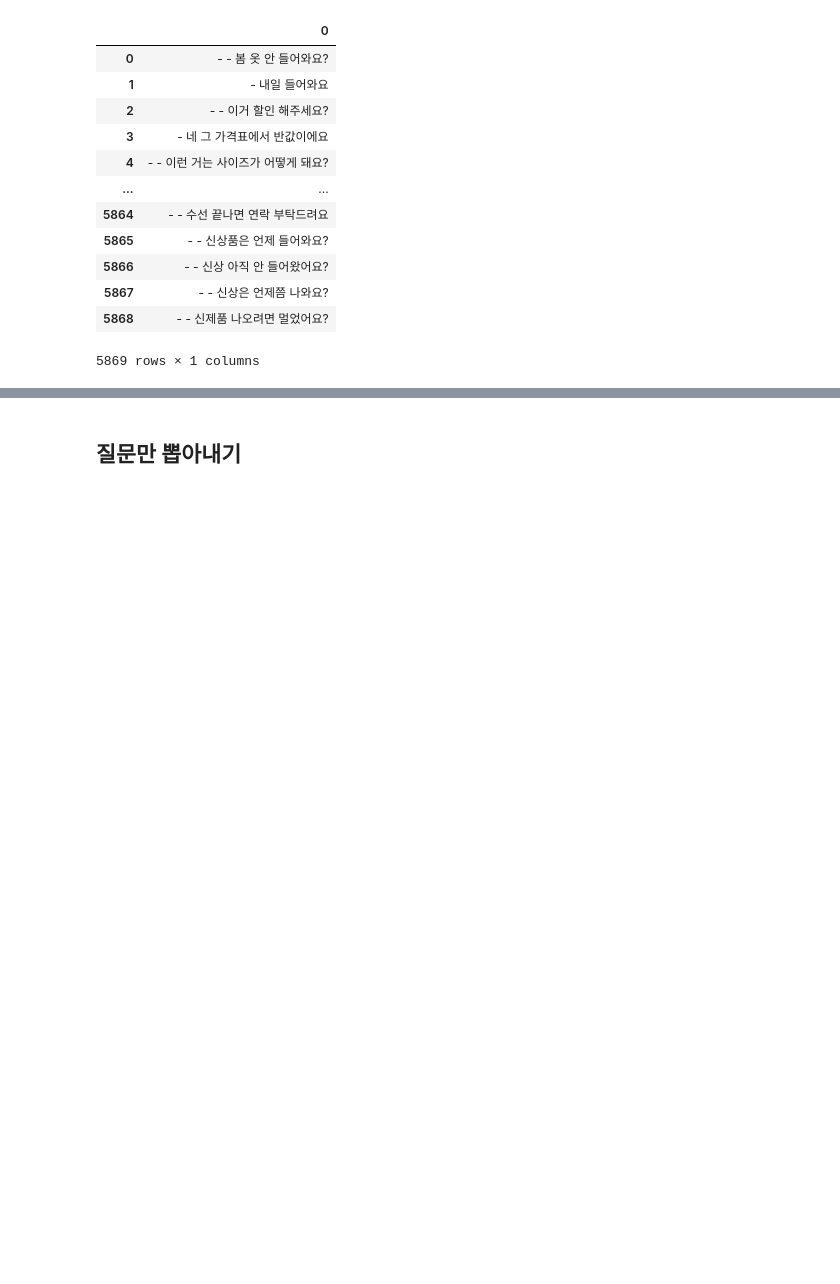
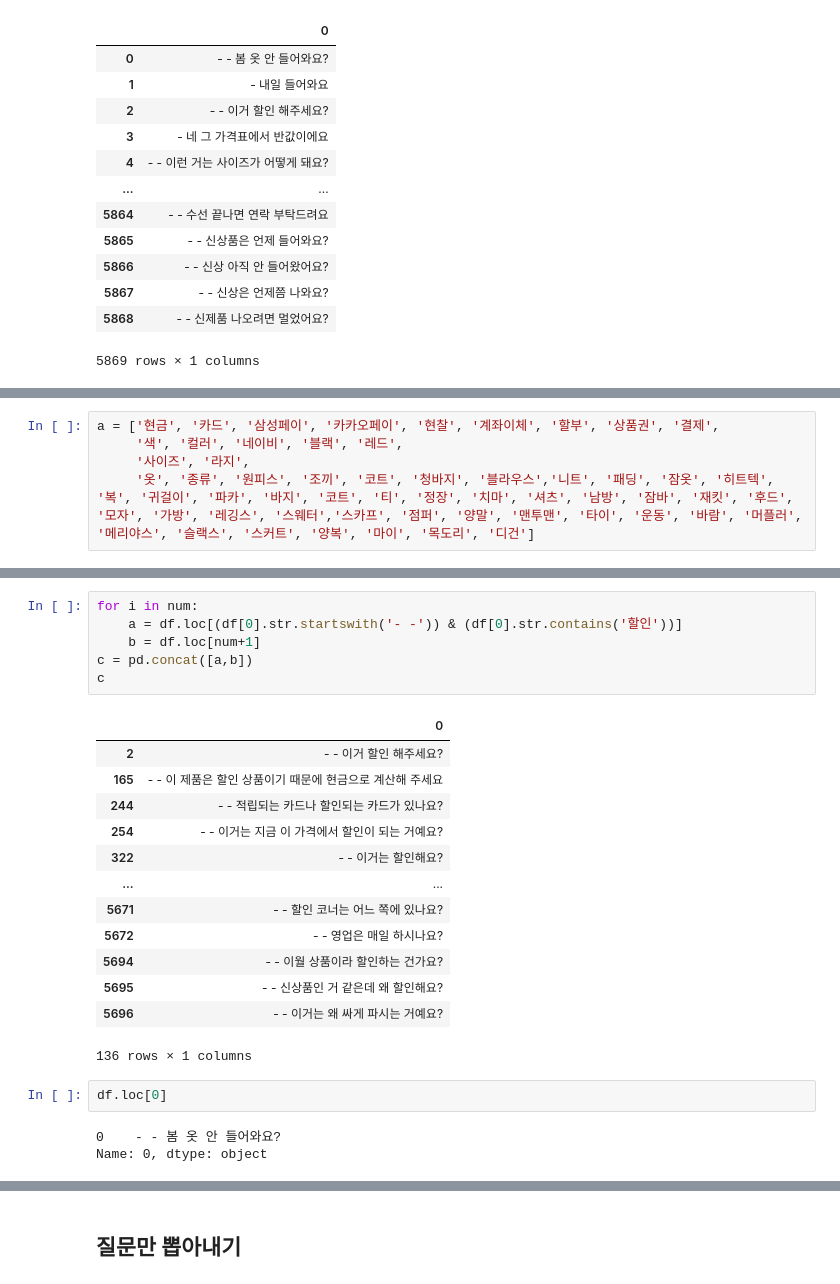
Before and after one commit to YueunKim/Project_fashion, a Jupyter notebook: question.ipynb, the cells around one changed output, grey strips where cells are left out. Drawn from its saved outputs; the diff is of its cells as text; blank space fills up the shorter version.

```diff
--- a/question.ipynb
+++ b/question.ipynb
@@ -22,0 +25,5 @@ dd
+# %%
+a = ['현금', '카드', '삼성페이', '카카오페이', '현찰', '계좌이체', '할부', '상품권', '결제',
+     '색', '컬러', '네이비', '블랙', '레드',
+     '사이즈', '라지',
+     '옷', '종류', '원피스', '조끼', '코트', '청바지', '블라우스','니트', '패딩', '잠옷', '히트텍', '복', '귀걸이', '파카', '바지', '코트', '티', '정장', '치마', '셔츠', '남방', '잠바', '재킷', '후드', '모자', '가방', '레깅스', '스웨터','스카프', '점퍼', '양말', '맨투맨', '타이', '운동', '바람', '머플러', '메리야스', '슬랙스', '스커트', '양복', '마이', '목도리', '디건']
@@ -22,0 +98,25 @@ dd
+# %%
+for i in num:
+    a = df.loc[(df[0].str.startswith('- -')) & (df[0].str.contains('할인'))]
+    b = df.loc[num+1]
+c = pd.concat([a,b])
+c
+# %% [output]
+|  | 0 |
+| 2 | - - 이거 할인 해주세요? |
+| 165 | - - 이 제품은 할인 상품이기 때문에 현금으로 계산해 주세요 |
+| 244 | - - 적립되는 카드나 할인되는 카드가 있나요? |
+| 254 | - - 이거는 지금 이 가격에서 할인이 되는 거예요? |
+| 322 | - - 이거는 할인해요? |
+| ... | ... |
+| 5671 | - - 할인 코너는 어느 쪽에 있나요? |
+| 5672 | - - 영업은 매일 하시나요? |
+| 5694 | - - 이월 상품이라 할인하는 건가요? |
+| 5695 | - - 신상품인 거 같은데 왜 할인해요? |
+| 5696 | - - 이거는 왜 싸게 파시는 거예요? |
+136 rows × 1 columns
+# %%
+df.loc[0]
+# %% [output]
+0    - - 봄 옷 안 들어와요?
+Name: 0, dtype: object
```
Also changed, not shown: parts of 16 cells of this notebook, 1 other file.
